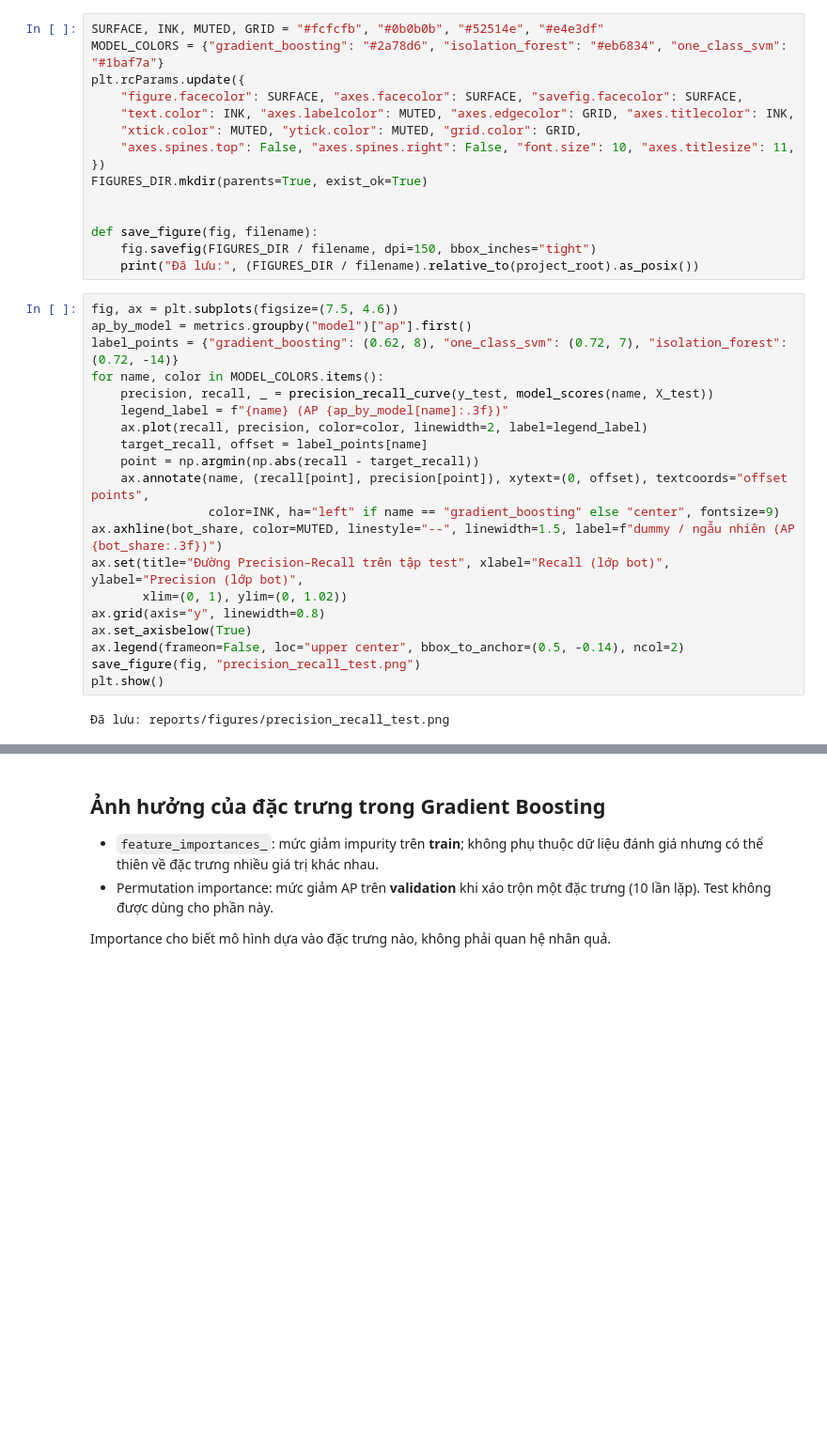
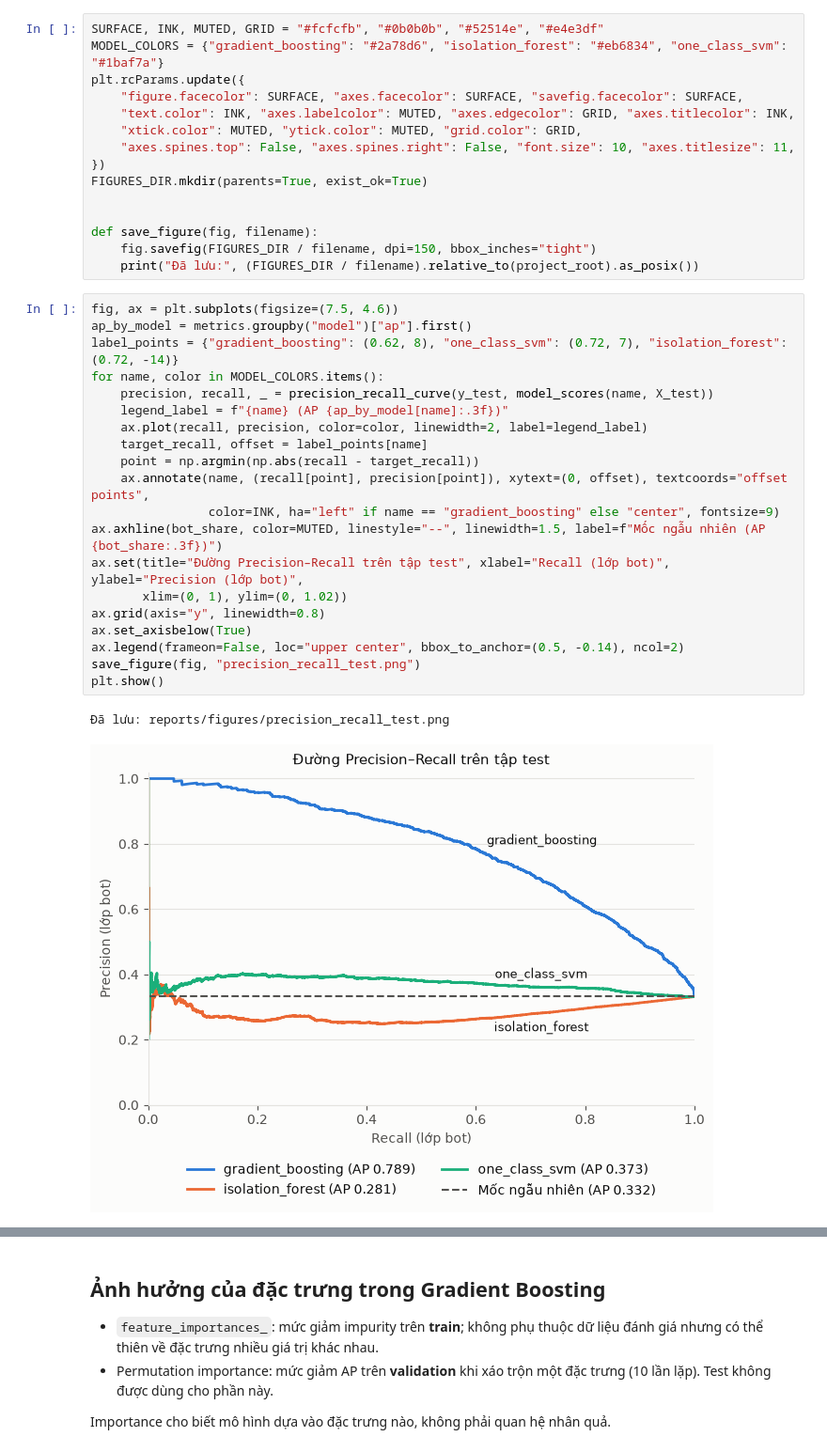
Before and after one commit to nbatho/Social-Media-Bot-Fake-Account-Detection, a Jupyter notebook: notebooks/04_evaluation.ipynb, the cells around one changed output, grey strips where cells are left out. Shown at 94% size. Saved outputs shown, nothing was run; the diff lists cells and outputs as text; blank space fills up the shorter version.

```diff
--- a/notebooks/04_evaluation.ipynb
+++ b/notebooks/04_evaluation.ipynb
@@ -185,24 +183,25 @@ def save_figure(fig, filename):
 # %%
 fig, ax = plt.subplots(figsize=(7.5, 4.6))
 ap_by_model = metrics.groupby("model")["ap"].first()
 label_points = {"gradient_boosting": (0.62, 8), "one_class_svm": (0.72, 7), "isolation_forest": (0.72, -14)}
 for name, color in MODEL_COLORS.items():
     precision, recall, _ = precision_recall_curve(y_test, model_scores(name, X_test))
     legend_label = f"{name} (AP {ap_by_model[name]:.3f})"
     ax.plot(recall, precision, color=color, linewidth=2, label=legend_label)
     target_recall, offset = label_points[name]
     point = np.argmin(np.abs(recall - target_recall))
     ax.annotate(name, (recall[point], precision[point]), xytext=(0, offset), textcoords="offset points",
                 color=INK, ha="left" if name == "gradient_boosting" else "center", fontsize=9)
-ax.axhline(bot_share, color=MUTED, linestyle="--", linewidth=1.5, label=f"dummy / ngẫu nhiên (AP {bot_share:.3f})")
+ax.axhline(bot_share, color=MUTED, linestyle="--", linewidth=1.5, label=f"Mốc ngẫu nhiên (AP {bot_share:.3f})")
 ax.set(title="Đường Precision–Recall trên tập test", xlabel="Recall (lớp bot)", ylabel="Precision (lớp bot)",
        xlim=(0, 1), ylim=(0, 1.02))
 ax.grid(axis="y", linewidth=0.8)
 ax.set_axisbelow(True)
 ax.legend(frameon=False, loc="upper center", bbox_to_anchor=(0.5, -0.14), ncol=2)
 save_figure(fig, "precision_recall_test.png")
 plt.show()
 # %% [output]
 Đã lưu: reports/figures/precision_recall_test.png
+[figure, added]
 # %%
 panels = [
```
Also changed, not shown: parts of 14 cells of this notebook, 21 other files.
